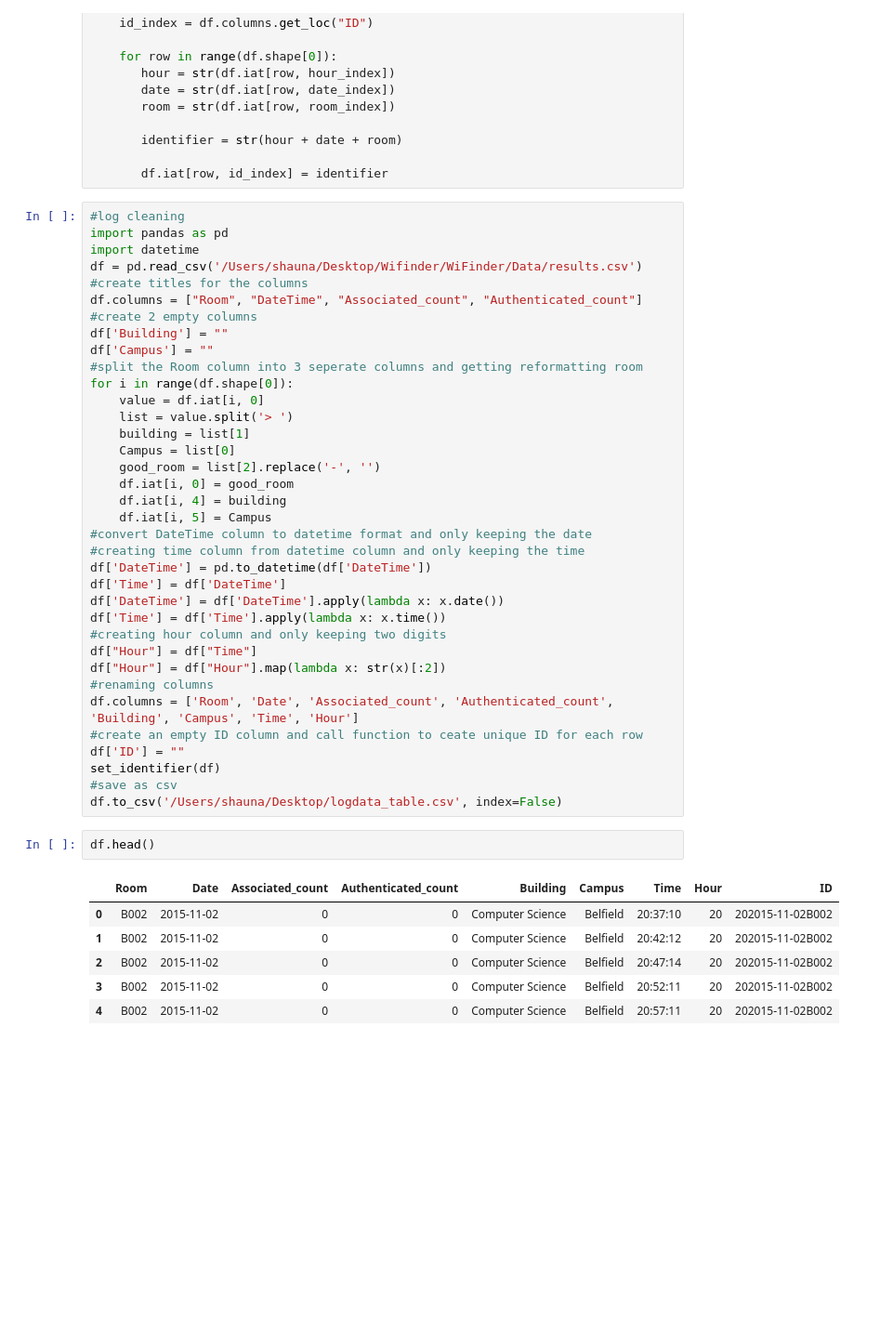
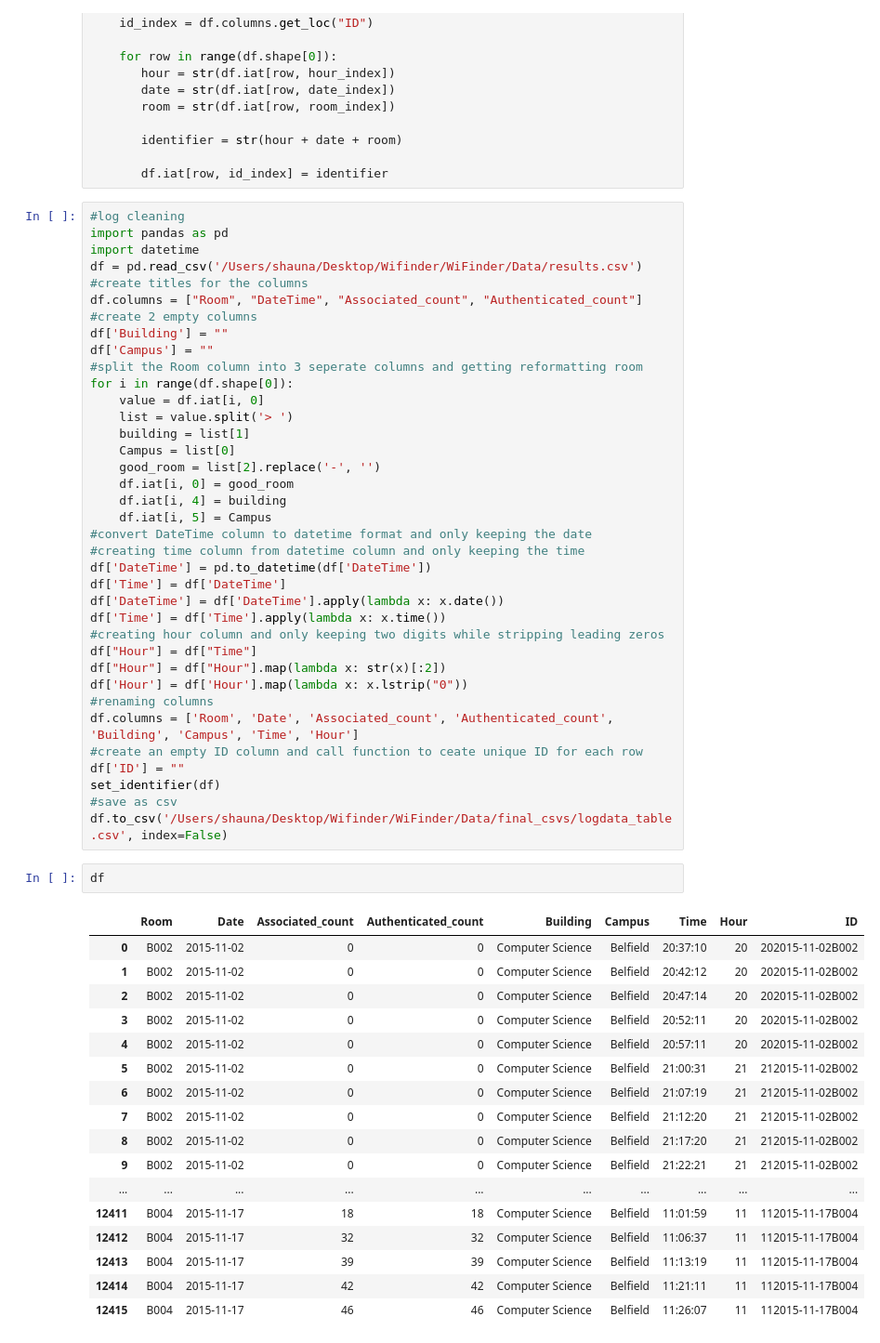
Before and after one commit to conordevoy/WiFinder, a Jupyter notebook: data_process_scripts/merged_notebooks.ipynb, the cells around one changed output. Shown: that part at 93% size. Drawn from its saved outputs; the diff is of its cells as text; blank space fills up the shorter version.

```diff
--- a/data_process_scripts/merged_notebooks.ipynb
+++ b/data_process_scripts/merged_notebooks.ipynb
@@ -173,22 +173,34 @@ df['DateTime'] = pd.to_datetime(df['DateTime'])
 df['Time'] = df['DateTime']
 df['DateTime'] = df['DateTime'].apply(lambda x: x.date())
 df['Time'] = df['Time'].apply(lambda x: x.time())
-#creating hour column and only keeping two digits
+#creating hour column and only keeping two digits while stripping leading zeros
 df["Hour"] = df["Time"]
 df["Hour"] = df["Hour"].map(lambda x: str(x)[:2])
+df['Hour'] = df['Hour'].map(lambda x: x.lstrip("0"))
 #renaming columns
 df.columns = ['Room', 'Date', 'Associated_count', 'Authenticated_count', 'Building', 'Campus', 'Time', 'Hour']
 #create an empty ID column and call function to ceate unique ID for each row
 df['ID'] = ""
 set_identifier(df)
 #save as csv
-df.to_csv('/Users/shauna/Desktop/logdata_table.csv', index=False)
+df.to_csv('/Users/shauna/Desktop/Wifinder/WiFinder/Data/final_csvs/logdata_table.csv', index=False)
 # %%
-df.head()
+df
 # %% [output]
 |  | Room | Date | Associated_count | Authenticated_count | Building | Campus | Time | Hour | ID |
 | 0 | B002 | 2015-11-02 | 0 | 0 | Computer Science | Belfield | 20:37:10 | 20 | 202015-11-02B002 |
 | 1 | B002 | 2015-11-02 | 0 | 0 | Computer Science | Belfield | 20:42:12 | 20 | 202015-11-02B002 |
 | 2 | B002 | 2015-11-02 | 0 | 0 | Computer Science | Belfield | 20:47:14 | 20 | 202015-11-02B002 |
 | 3 | B002 | 2015-11-02 | 0 | 0 | Computer Science | Belfield | 20:52:11 | 20 | 202015-11-02B002 |
 | 4 | B002 | 2015-11-02 | 0 | 0 | Computer Science | Belfield | 20:57:11 | 20 | 202015-11-02B002 |
+| 5 | B002 | 2015-11-02 | 0 | 0 | Computer Science | Belfield | 21:00:31 | 21 | 212015-11-02B002 |
+| 6 | B002 | 2015-11-02 | 0 | 0 | Computer Science | Belfield | 21:07:19 | 21 | 212015-11-02B002 |
+| 7 | B002 | 2015-11-02 | 0 | 0 | Computer Science | Belfield | 21:12:20 | 21 | 212015-11-02B002 |
+| 8 | B002 | 2015-11-02 | 0 | 0 | Computer Science | Belfield | 21:17:20 | 21 | 212015-11-02B002 |
+| 9 | B002 | 2015-11-02 | 0 | 0 | Computer Science | Belfield | 21:22:21 | 21 | 212015-11-02B002 |
+| ... | ... | ... | ... | ... | ... | ... | ... | ... | ... |
+| 12411 | B004 | 2015-11-17 | 18 | 18 | Computer Science | Belfield | 11:01:59 | 11 | 112015-11-17B004 |
+| 12412 | B004 | 2015-11-17 | 32 | 32 | Computer Science | Belfield | 11:06:37 | 11 | 112015-11-17B004 |
+| 12413 | B004 | 2015-11-17 | 39 | 39 | Computer Science | Belfield | 11:13:19 | 11 | 112015-11-17B004 |
+| 12414 | B004 | 2015-11-17 | 42 | 42 | Computer Science | Belfield | 11:21:11 | 11 | 112015-11-17B004 |
+| 12415 | B004 | 2015-11-17 | 46 | 46 | Computer Science | Belfield | 11:26:07 | 11 | 112015-11-17B004 |
```
Also changed, not shown: parts of 9 cells of this notebook, 2 other files.
